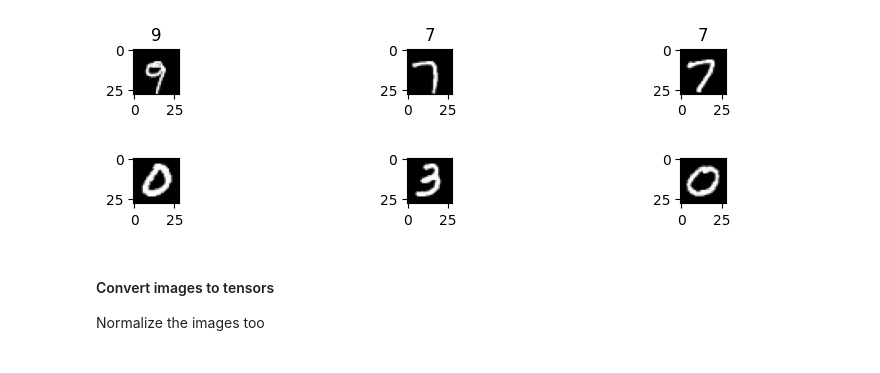
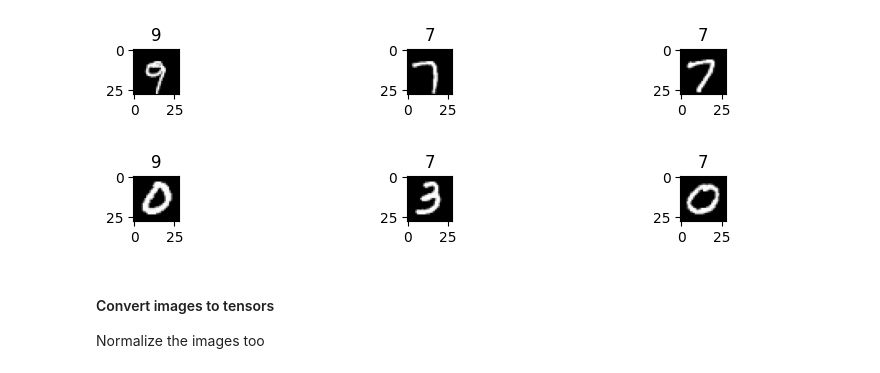
Before and after one commit to ProjectGleb/Puppeteer, a Jupyter notebook: Puppeteer/puppeteer_main.ipynb, the cells around one changed output. Cells and saved outputs as stored; diff of their text form; code cells hidden in the pictures.

```diff
--- a/Puppeteer/puppeteer_main.ipynb
+++ b/Puppeteer/puppeteer_main.ipynb
@@ -74,10 +74,11 @@ for i in range(6, 9):
 # %%
 #test samples
 for i in range(6, 9):
     plt.subplot(330 + (i+1))
     plt.imshow(test_images[i].squeeze(), cmap=plt.get_cmap('gray'))
+    plt.title(train_labels[i])
 # %% [output]
-[figure, old version]
+[figure, new version]
 # %% [markdown]
 #### Convert images to tensors
 Normalize the images too
```
Also changed, not shown: parts of 4 cells of this notebook.
